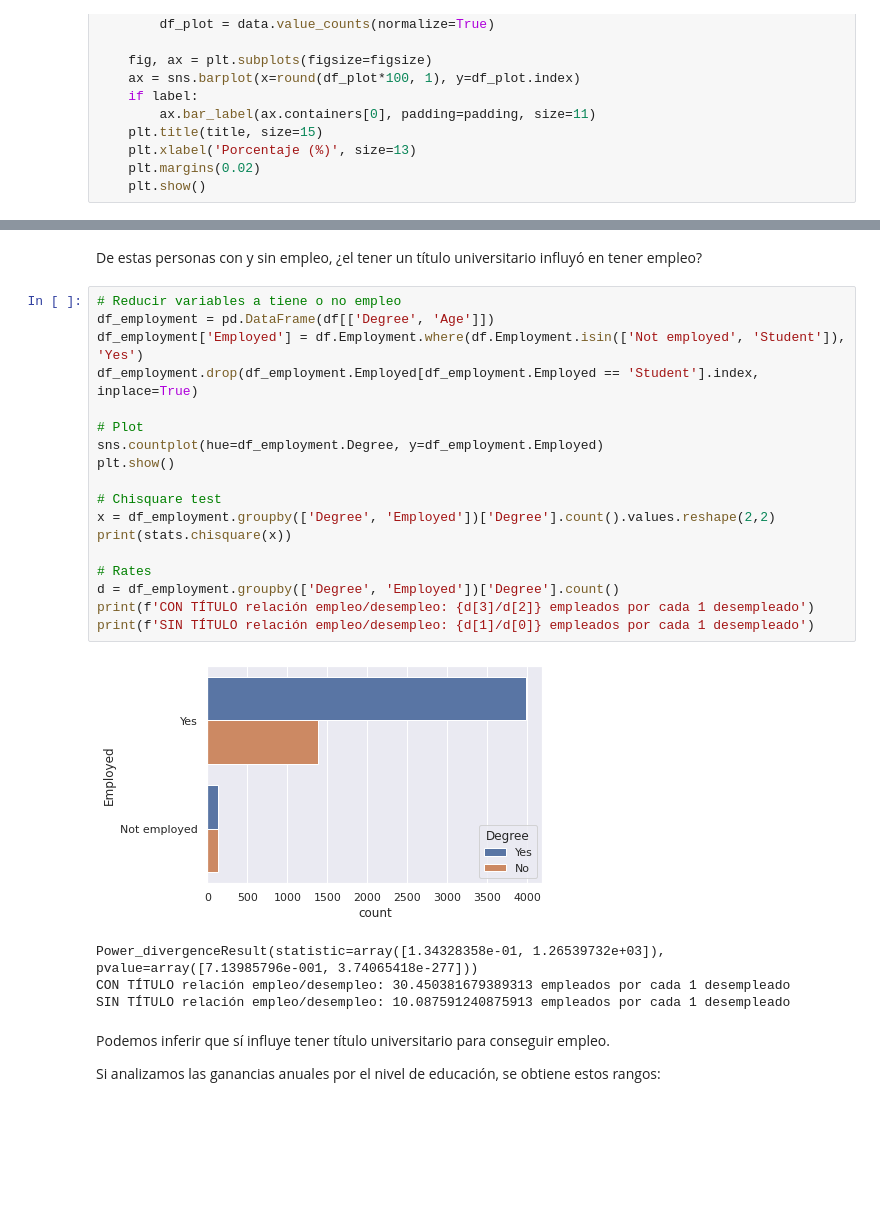
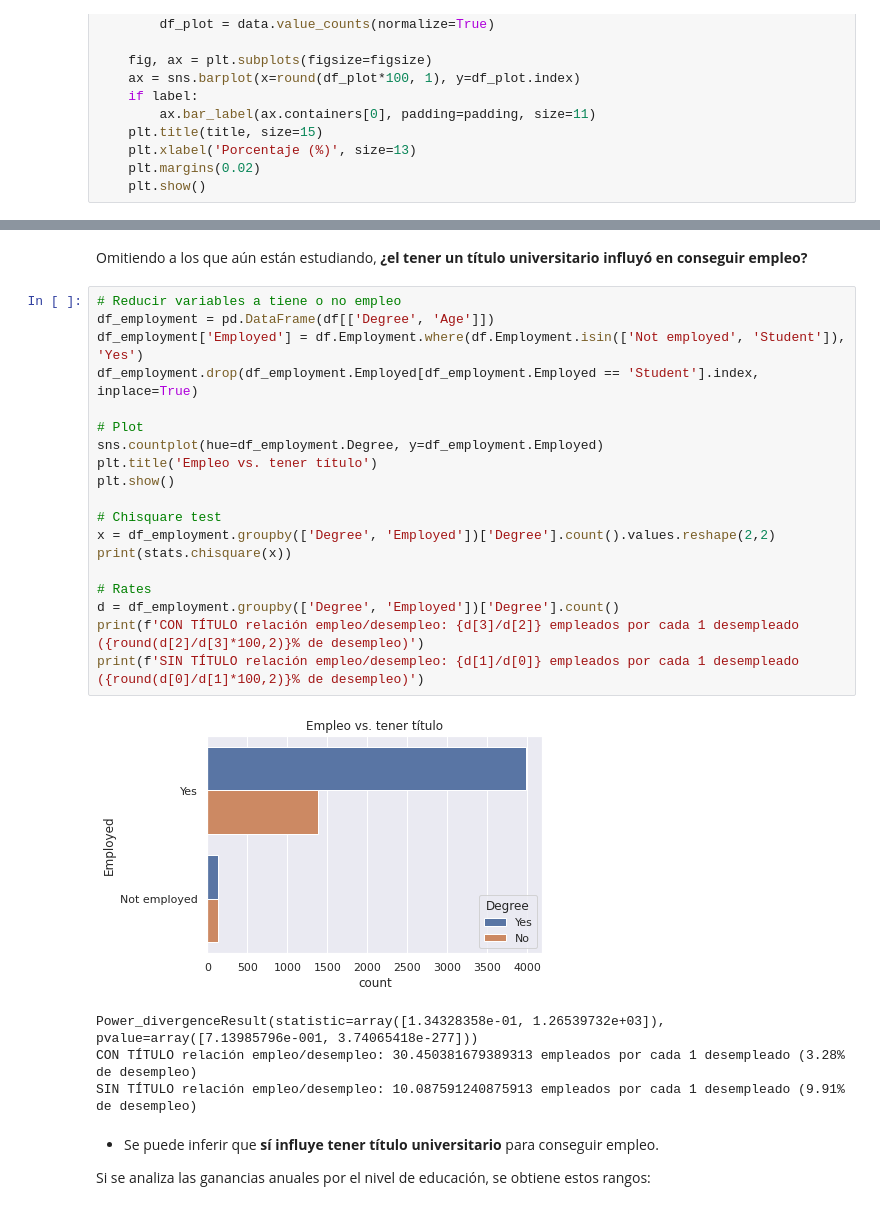
Before and after one commit to anthonymanotoa/survey-dev, a Jupyter notebook: notebooks/4-report.ipynb, the cells around one changed output, grey strips where cells are left out. Saved outputs shown, nothing was run; the diff lists cells and outputs as text; blank space fills up the shorter version.

```diff
--- a/notebooks/4-report.ipynb
+++ b/notebooks/4-report.ipynb
@@ -109,32 +94,33 @@ barploth_normalized(df.Employment, title='Estado de empleo', padding=-27)
 # %% [markdown]
-De estas personas con y sin empleo, ¿el tener un título universitario influyó en tener empleo?
+Omitiendo a los que aún están estudiando, **¿el tener un título universitario influyó en conseguir empleo?**
 # %%
 # Reducir variables a tiene o no empleo
 df_employment = pd.DataFrame(df[['Degree', 'Age']])
 df_employment['Employed'] = df.Employment.where(df.Employment.isin(['Not employed', 'Student']), 'Yes')
 df_employment.drop(df_employment.Employed[df_employment.Employed == 'Student'].index, inplace=True)
 
 # Plot
 sns.countplot(hue=df_employment.Degree, y=df_employment.Employed)
+plt.title('Empleo vs. tener título')
 plt.show()
 
 # Chisquare test
 x = df_employment.groupby(['Degree', 'Employed'])['Degree'].count().values.reshape(2,2)
 print(stats.chisquare(x))
 
 # Rates
 d = df_employment.groupby(['Degree', 'Employed'])['Degree'].count()
-print(f'CON TÍTULO relación empleo/desempleo: {d[3]/d[2]} empleados por cada 1 desempleado')
-print(f'SIN TÍTULO relación empleo/desempleo: {d[1]/d[0]} empleados por cada 1 desempleado')
+print(f'CON TÍTULO relación empleo/desempleo: {d[3]/d[2]} empleados por cada 1 desempleado ({round(d[2]/d[3]*100,2)}% de desempleo)')
+print(f'SIN TÍTULO relación empleo/desempleo: {d[1]/d[0]} empleados por cada 1 desempleado ({round(d[0]/d[1]*100,2)}% de desempleo)')
 # %% [output]
-[figure, old version]
+[figure, new version]
 Power_divergenceResult(statistic=array([1.34328358e-01, 1.26539732e+03]), pvalue=array([7.13985796e-001, 3.74065418e-277]))
-CON TÍTULO relación empleo/desempleo: 30.450381679389313 empleados por cada 1 desempleado
-SIN TÍTULO relación empleo/desempleo: 10.087591240875913 empleados por cada 1 desempleado
+CON TÍTULO relación empleo/desempleo: 30.450381679389313 empleados por cada 1 desempleado (3.28% de desempleo)
+SIN TÍTULO relación empleo/desempleo: 10.087591240875913 empleados por cada 1 desempleado (9.91% de desempleo)
 # %% [markdown]
-Podemos inferir que sí influye tener título universitario para conseguir empleo.
+- Se puede inferir que **sí influye tener título universitario** para conseguir empleo.
 
-Si analizamos las ganancias anuales por el nivel de educación, se obtiene estos rangos:
+Si se analiza las ganancias anuales por el nivel de educación, se obtiene estos rangos:
 # %%
 # New DataFrame
 edu = pd.DataFrame(df[['EdLevel', 'ConvertedCompYearly']])
```
Also changed, not shown: parts of 33 cells of this notebook, 4 other files.
